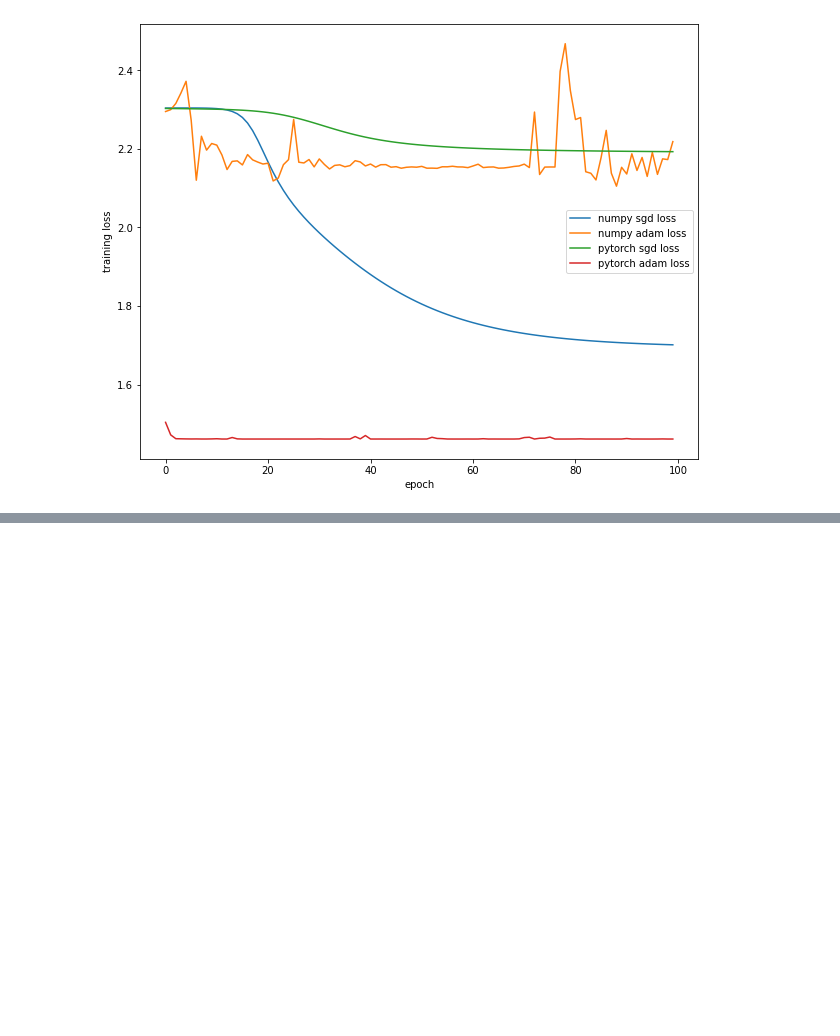
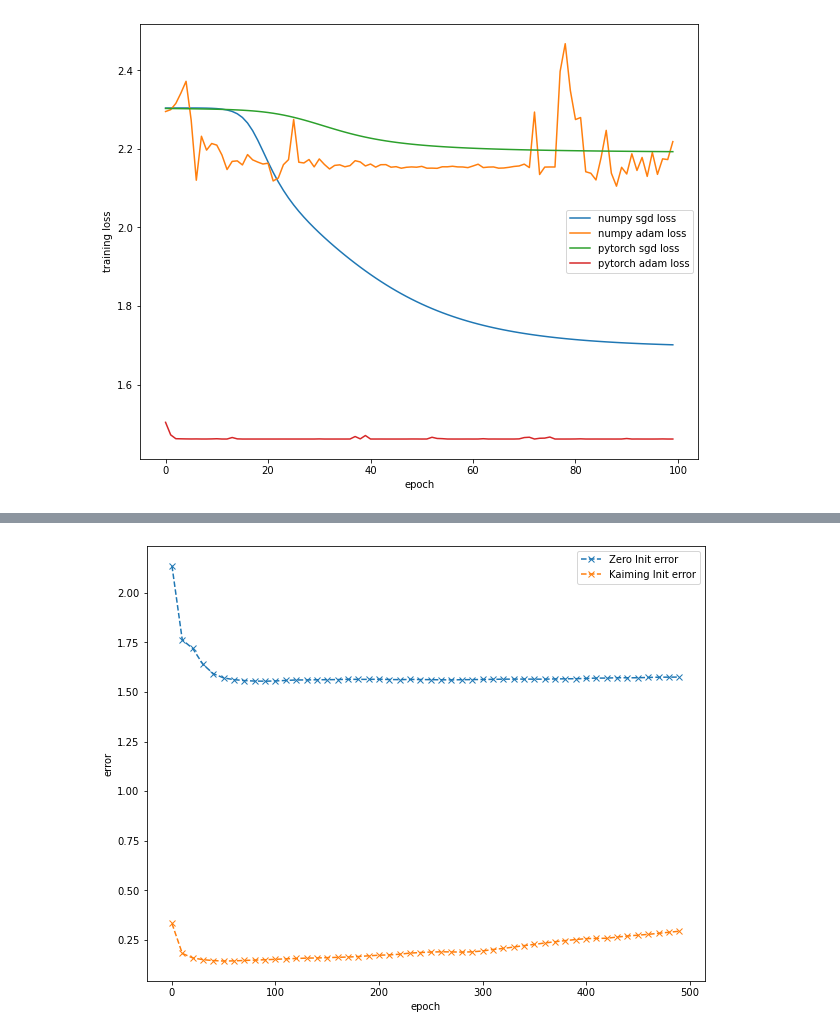
Before and after one commit to linkedlist771/DeepLearning-Basics, a Jupyter notebook: MNIST识别实现/Mnist MLP/绘图/绘图.ipynb, the cells around one changed output, grey strips where cells are left out. Cells and saved outputs as stored; diff of their text form; code cells hidden in the pictures; blank space fills up the shorter version.

```diff
--- a/MNIST识别实现/Mnist MLP/绘图/绘图.ipynb
+++ b/MNIST识别实现/Mnist MLP/绘图/绘图.ipynb
@@ -64,0 +66,10 @@ df
+# %%
+plt.figure(figsize=(10,8))
+plt.plot(np.arange(len(zero_init[:, -1]))*10,zero_init[:, -2],'x--')
+plt.plot(np.arange(len(zero_init[:, -1]))*10,Kaiming_init[:, -2],'x--')
+plt.legend(["Zero Init error", "Kaiming Init error"])
+plt.xlabel("epoch")
+plt.ylabel("error")
+plt.savefig("验证误差2.png", dpi=300)
+# %% [output]
+[figure, added]
```
Also changed, not shown: parts of 9 cells of this notebook, 23 other files.
